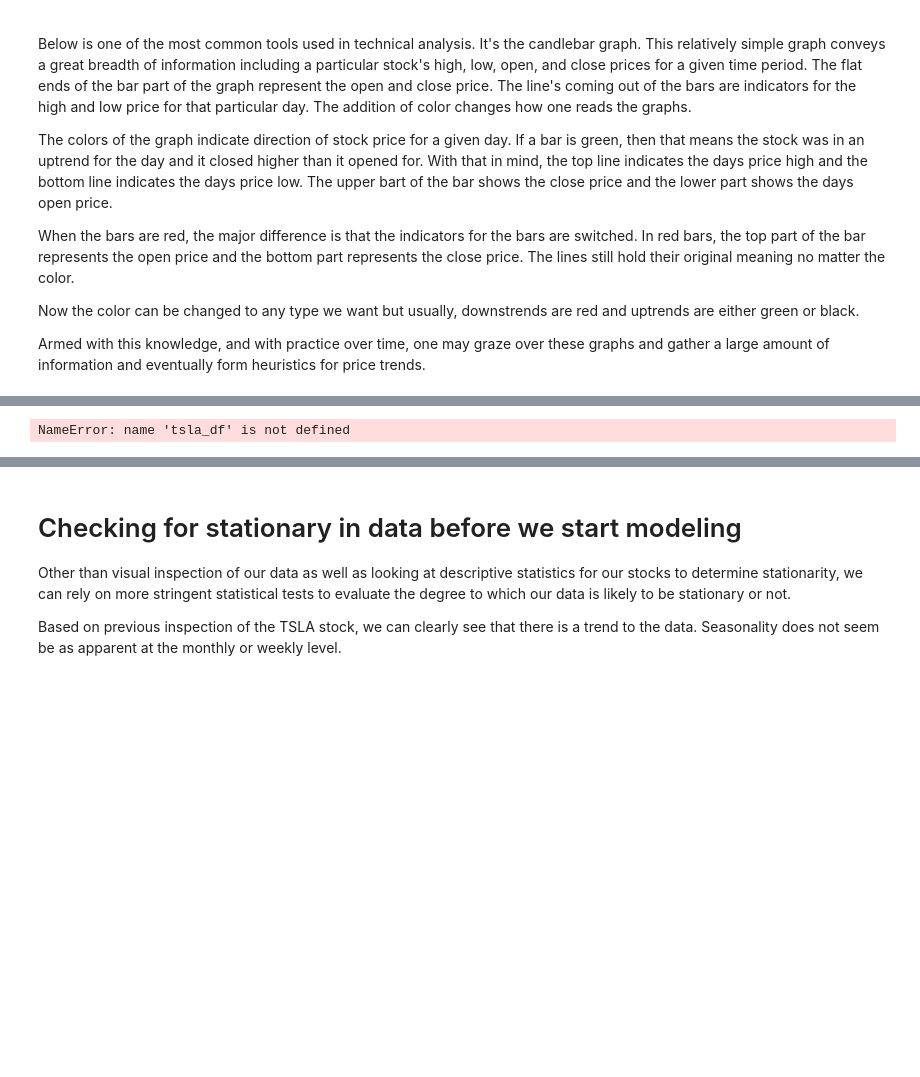
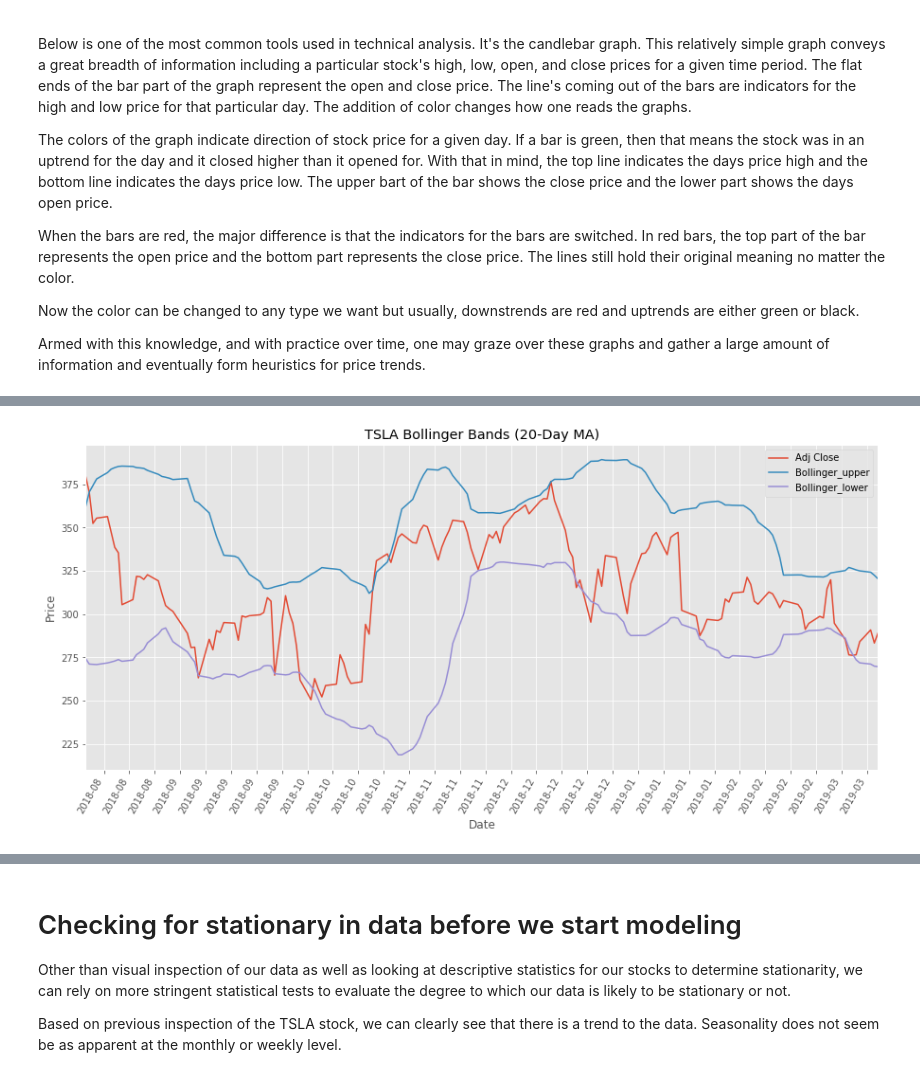
Before and after one commit to sohaibk321/quant_analysis_stocks, a Jupyter notebook: Investor guide-Copy1.ipynb, the cells around one changed output, grey strips where cells are left out. Drawn from its saved outputs; the diff is of its cells as text; code cells hidden in the pictures; blank space fills up the shorter version.

```diff
--- a/Investor guide-Copy1.ipynb
+++ b/Investor guide-Copy1.ipynb
@@ -255,17 +334,17 @@ NameError: name 'dfs' is not defined
 # %%
-start=-100
+start=-150
 fig, ax = plt.subplots()
 tsla_df['Adj Close'][start:].plot(kind='line')
 tsla_df['Bollinger_upper'][start:].plot(kind='line')
 tsla_df['Bollinger_lower'][start:].plot(kind='line')
 ax.xaxis.set_major_locator(ticker.MultipleLocator(7))
 plt.xticks(rotation=60)
 plt.title("TSLA Bollinger Bands (20-Day MA)")
 plt.ylabel('Price')
 plt.legend()
 plt.show()
 # %% [output]
-NameError: name 'tsla_df' is not defined
+[figure, added]
 # %%
 for items in dfs:
     set_bollinger_bands(items, 5)
```
Also changed, not shown: parts of 52 cells of this notebook.
